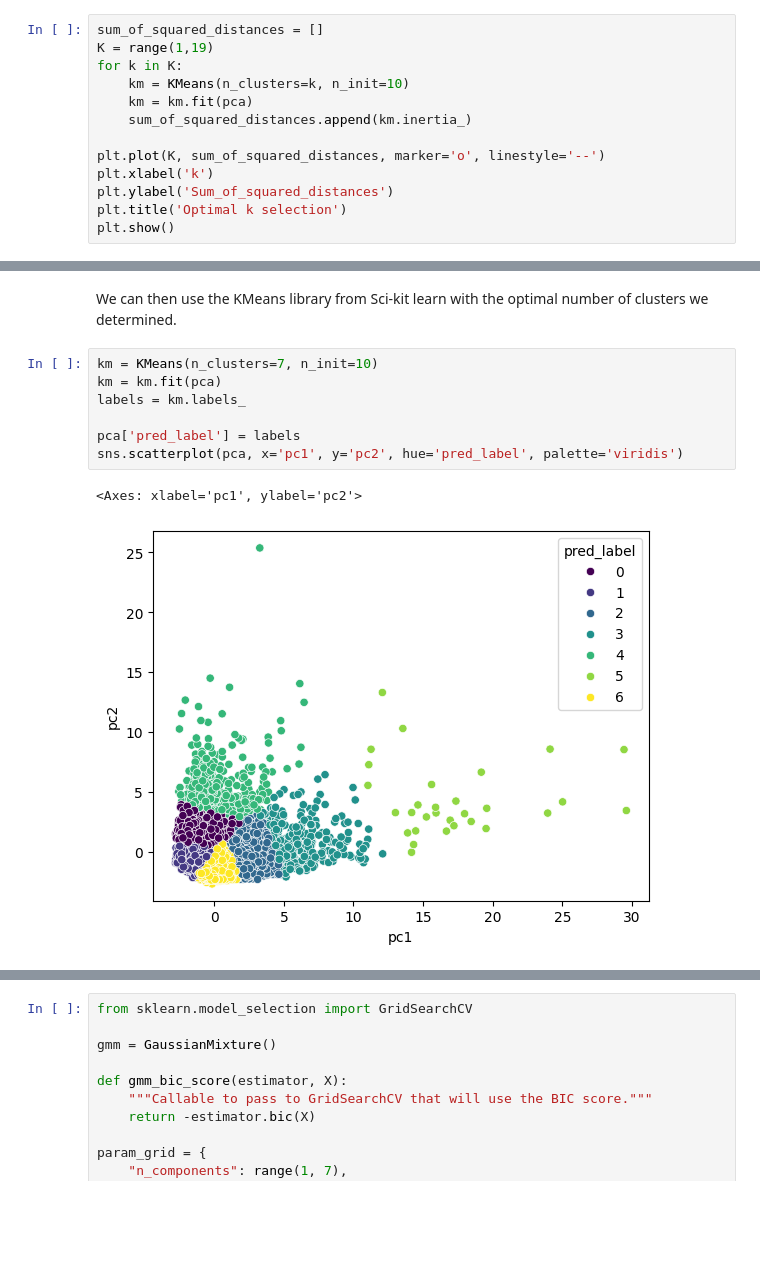
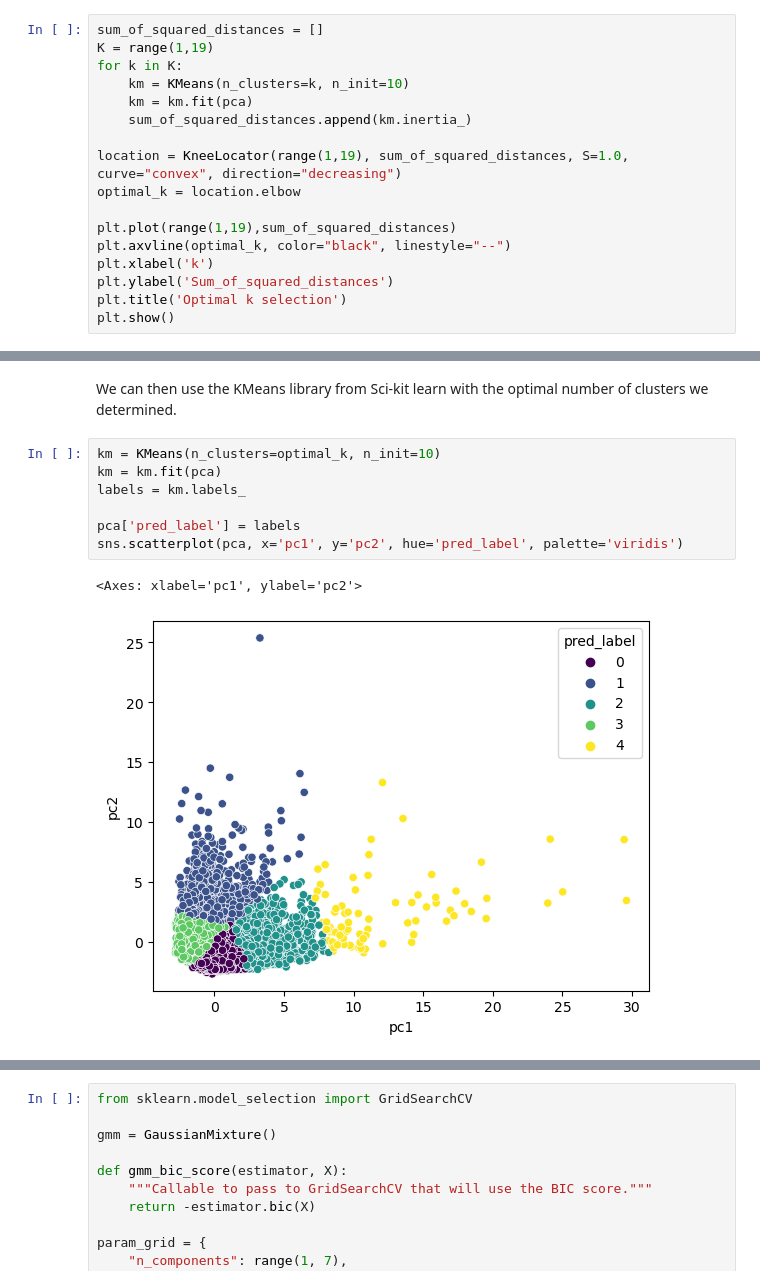
Before and after one commit to mtang24/card_clusters, a Jupyter notebook: FinalProject_Copy.ipynb, the cells around one changed output, grey strips where cells are left out. Drawn from its saved outputs; the diff is of its cells as text; blank space fills up the shorter version.

```diff
--- a/FinalProject_Copy.ipynb
+++ b/FinalProject_Copy.ipynb
@@ -209,7 +214,11 @@ for k in K:
     km = km.fit(pca)
     sum_of_squared_distances.append(km.inertia_)
 
-plt.plot(K, sum_of_squared_distances, marker='o', linestyle='--')
+location = KneeLocator(range(1,19), sum_of_squared_distances, S=1.0, curve="convex", direction="decreasing")
+optimal_k = location.elbow
+
+plt.plot(range(1,19),sum_of_squared_distances)
+plt.axvline(optimal_k, color="black", linestyle="--")
 plt.xlabel('k')
 plt.ylabel('Sum_of_squared_distances')
 plt.title('Optimal k selection')
@@ -219,12 +228,12 @@ plt.show()
 # %% [markdown]
 We can then use the KMeans library from Sci-kit learn with the optimal number of clusters we determined.
 # %%
-km = KMeans(n_clusters=7, n_init=10)
+km = KMeans(n_clusters=optimal_k, n_init=10)
 km = km.fit(pca)
 labels = km.labels_
 
 pca['pred_label'] = labels
 sns.scatterplot(pca, x='pc1', y='pc2', hue='pred_label', palette='viridis')
 # %% [output]
 <Axes: xlabel='pc1', ylabel='pc2'>
-[figure, old version]
+[figure, new version]
```
Also changed, not shown: parts of 16 cells of this notebook.
